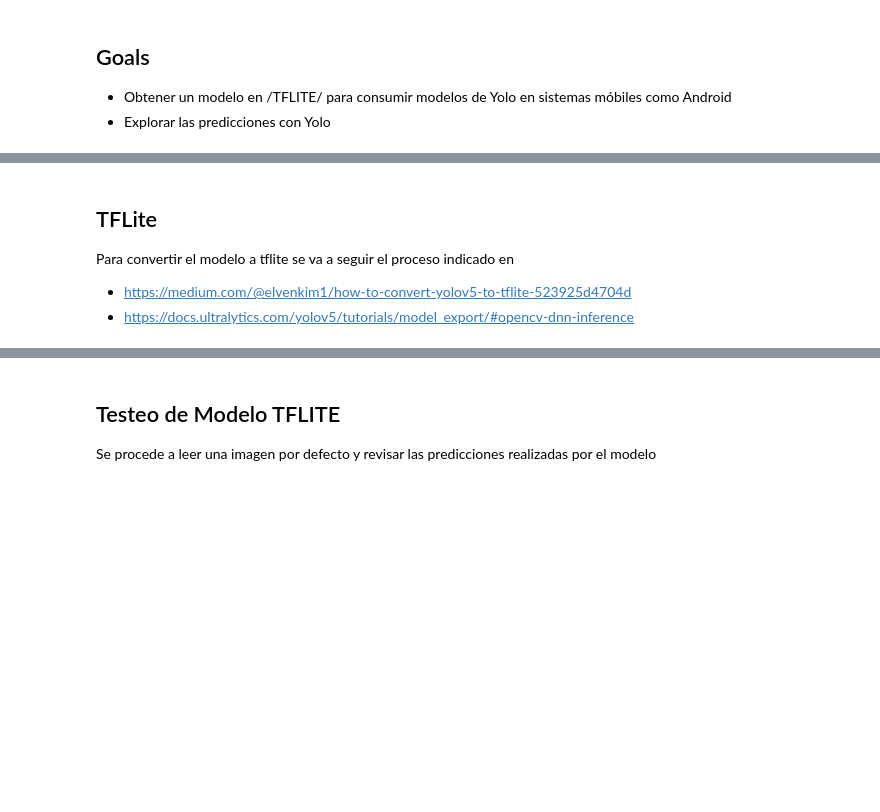
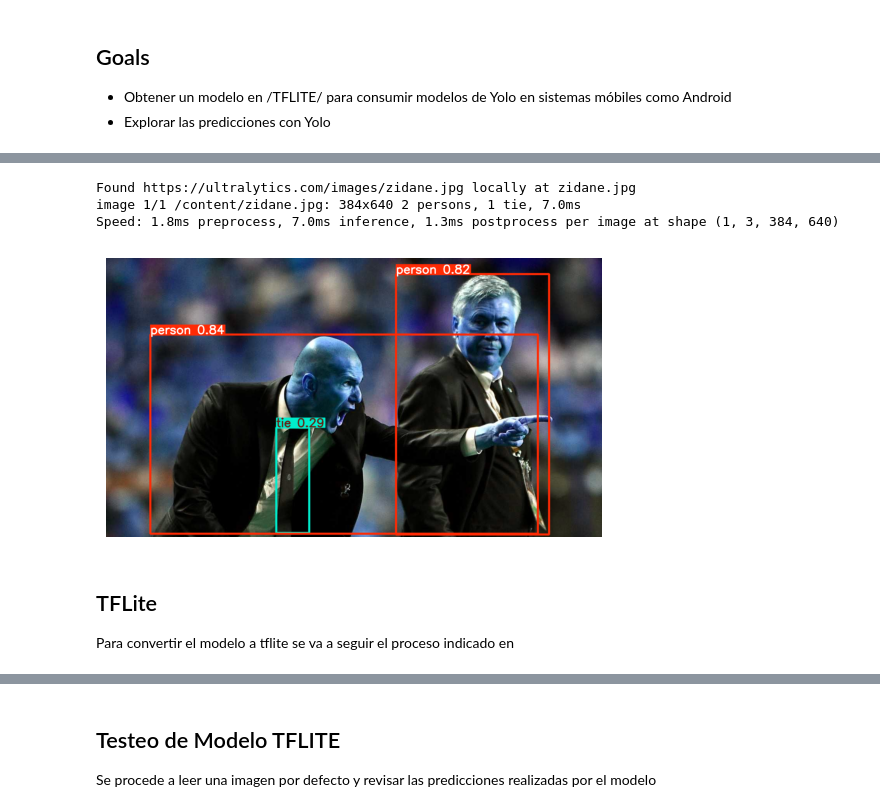
Before and after one commit to LeninGF/yolov8MobileApp, a Jupyter notebook: yolov8mobileapp/notebooks/yoloV8.ipynb, the cells around one changed output, grey strips where cells are left out. Cells and saved outputs as stored; diff of their text form; code cells hidden in the pictures; blank space fills up the shorter version.

```diff
--- a/yolov8mobileapp/notebooks/yoloV8.ipynb
+++ b/yolov8mobileapp/notebooks/yoloV8.ipynb
@@ -70,6 +93,28 @@ results.show()
+# %%
+# prompt: help me with code to show model predictions for yolov8 ultralytics in an image
+
+import matplotlib.pyplot as plt
+import cv2
+
+# Assuming 'results' is the output from model.predict() as in your previous code
+
+results = model.predict("https://ultralytics.com/images/zidane.jpg")
+
+# Assuming you want to display the first result (if there are multiple)
+res = results[0]
+
+# Plot the image with bounding boxes and labels
+res_plotted = res.plot()
+
+# Display the image using matplotlib
+plt.imshow(res_plotted)
+plt.axis('off')  # Hide axes
+plt.show()
+# %% [output]
+Found https://ultralytics.com/images/zidane.jpg locally at zidane.jpg
+image 1/1 /content/zidane.jpg: 384x640 2 persons, 1 tie, 7.0ms
+Speed: 1.8ms preprocess, 7.0ms inference, 1.3ms postprocess per image at shape (1, 3, 384, 640)
+[figure, added]
 # %% [markdown]
 ## TFLite
 Para convertir el modelo a tflite se va a seguir el proceso indicado en
-
-- https://medium.com/@elvenkim1/how-to-convert-yolov5-to-tflite-523925d4704d
-- https://docs.ultralytics.com/yolov5/tutorials/model_export/#opencv-dnn-inference
```
Also changed, not shown: parts of 27 cells of this notebook.
